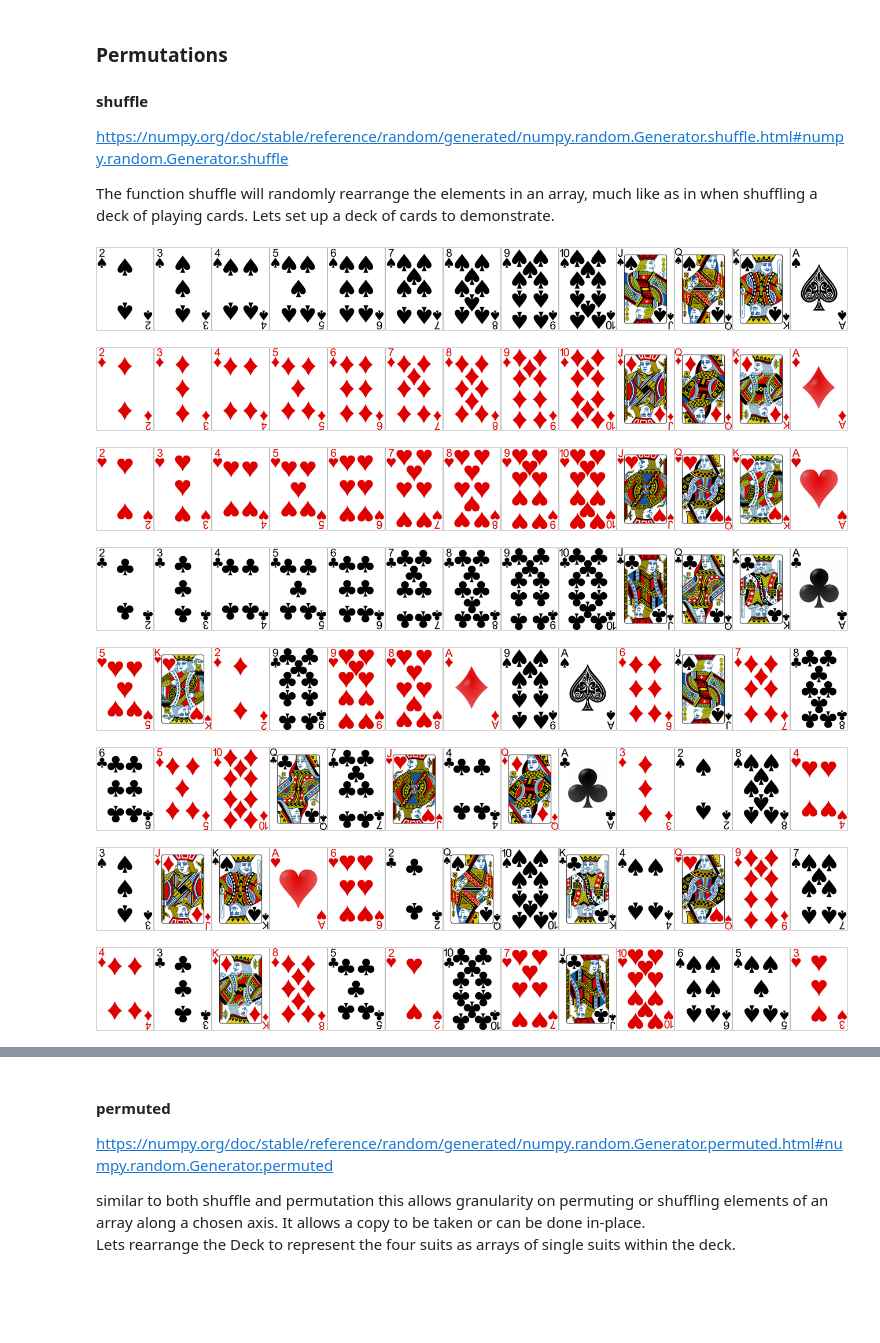
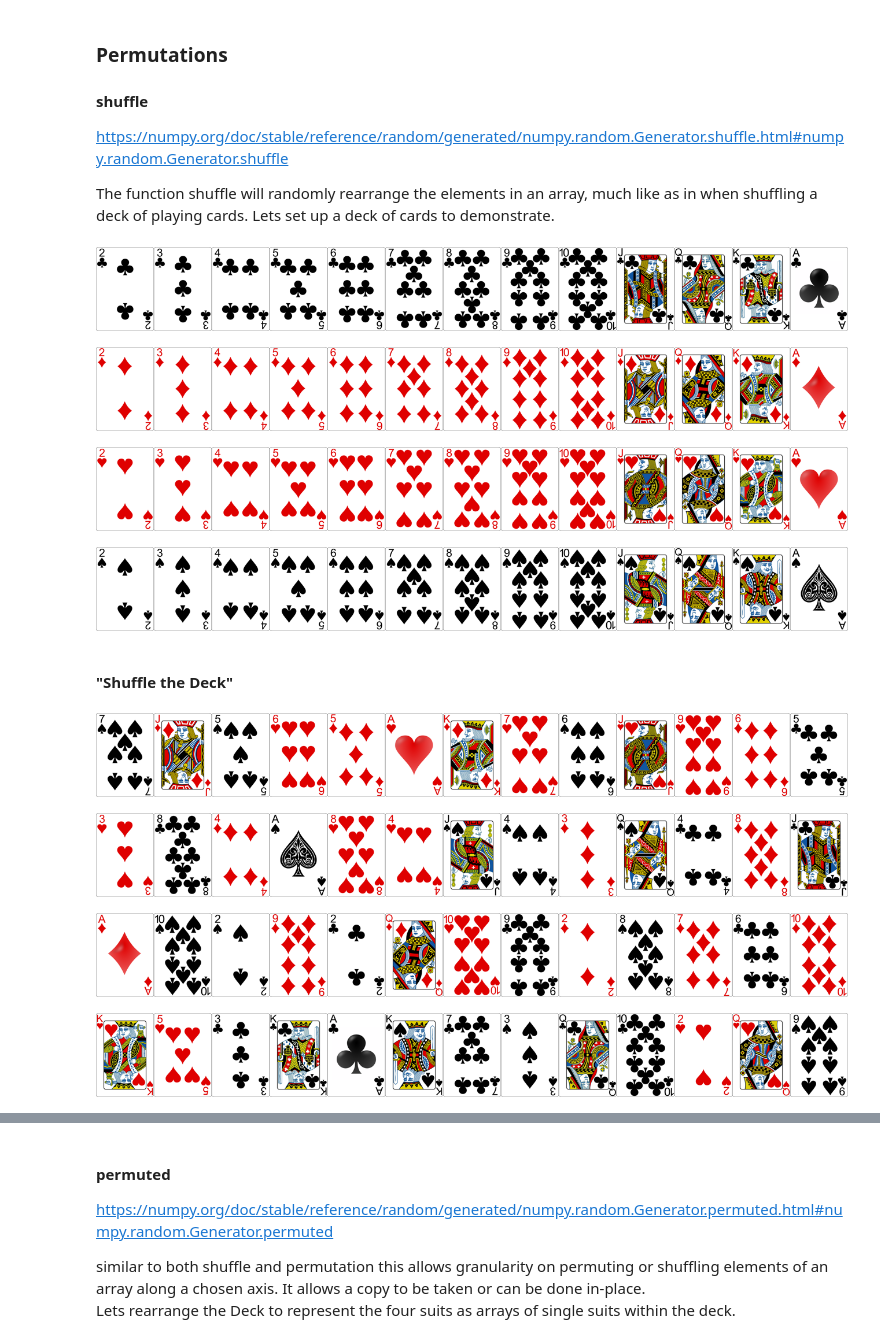
Before and after one commit to MarkJParry/PDA-Numpy, a Jupyter notebook: numpy-random.ipynb, the cells around one changed output, grey strips where cells are left out. Drawn from its saved outputs; the diff is of its cells as text; code cells hidden in the pictures; blank space fills up the shorter version.

```diff
--- a/numpy-random.ipynb
+++ b/numpy-random.ipynb
@@ -17,0 +36,15 @@ from PIL import Image
+# %%
+#build a deck of cards
+suitNames = ["Clubs","Diamonds","Hearts","Spades"]
+card = [2,3,4,5,6,7,8,9,10,"Jack","Queen","King","Ace"]
+
+deck = []
+for s in suitNames:
+    suit = []
+    for c in card:
+        suit.append(str(c) + " of " + s)
+    deck.append(suit)
+#take a copy
+
+freshDeck = deck.copy()
+#print(len(deck))
@@ -105,15 +184,3 @@ https://numpy.org/doc/stable/reference/random/generated/numpy.random.Generator.s
 
 The function shuffle will randomly rearrange the elements in an array, much like as in when shuffling a deck of playing cards.
 Lets set up a deck of cards to demonstrate.
-# %%
-def resize_deck(Deck):
-    resized =[]
-    for card in Deck:
-        cardImage = "Images/"+ str(card.lower()).replace(" ","_")+".png"
-        img = Image.open(cardImage)
-        rsize = img.resize((np.array(img.size)/5).astype(int))
-        a = np.array(rsize)
-        resized.append(a)
-    for i in range(13,65,13):
-        #print(i-13,i)
-        display(Image.fromarray(np.hstack(resized[i-13:i])))
@@ -129,8 +187,9 @@ FreshDeck = Deck.copy()
 # %%
 #resize the images for display purposes and output to screen
-resize_deck(Deck)
+
+resize_deck(np.array(deck).reshape(4,13),52)
 # %% [output]
-[figure, old version]
+[figure, new version]
 [figure]
 [figure]
-[figure, old version]
+[figure, new version]
@@ -140,11 +196,18 @@ rng.shuffle(Deck)
+# %% [markdown]
+#### "Shuffle the Deck"
+# %%
+#flatten it to a list so all cards are "shuffled" ignoring axes
+deck = np.array(freshDeck).flatten().tolist()
+rng.shuffle(deck)
 # %%
-resize_deck(Deck)
+#resize expects a 4x13 array so reshape it prior to passing it in
+resize_deck(np.array(deck).reshape(4,13),52)
 #print(Deck)
 # %% [output]
-[figure, old version]
+[figure, new version]
-[figure, old version]
+[figure, new version]
-[figure, old version]
+[figure, new version]
-[figure, old version]
+[figure, new version]
 # %% [markdown]
 #### permutation
 https://numpy.org/doc/stable/reference/random/generated/numpy.random.Generator.permutation.html#numpy.random.Generator.permutation
```
Also changed, not shown: parts of 60 cells of this notebook, 7 other files.
